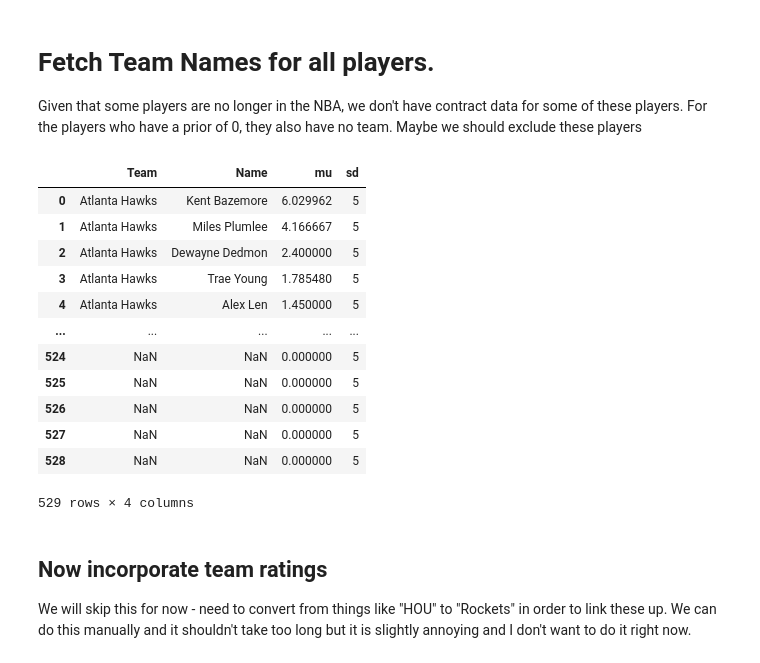
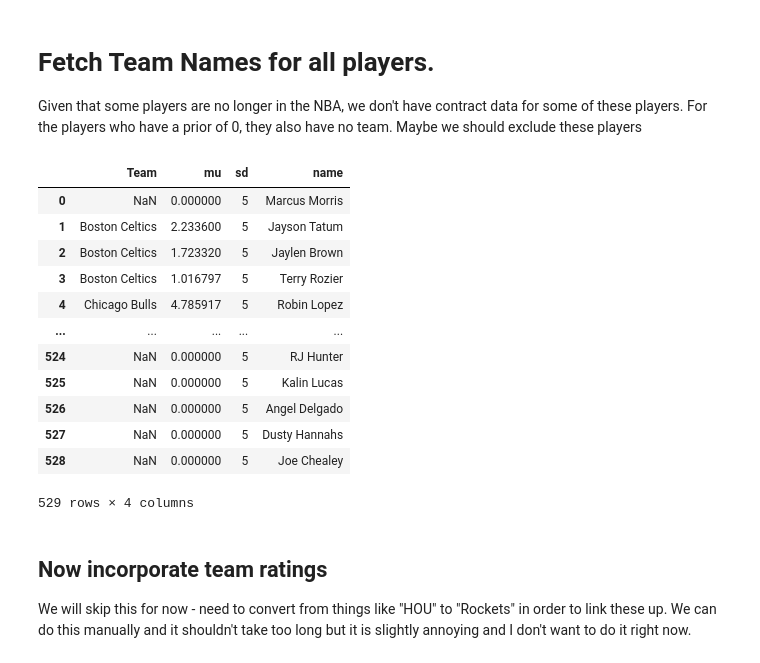
Before and after one commit to coly1119/NBA-Project, a Jupyter notebook: src/creating_priors+teamratings.ipynb, the cells around one changed output. Saved outputs shown, nothing was run; the diff lists cells and outputs as text; code cells hidden in the pictures.

```diff
--- a/src/creating_priors+teamratings.ipynb
+++ b/src/creating_priors+teamratings.ipynb
@@ -189,21 +189,21 @@ priors_df.to_csv('priors_contract_only.csv')
 Given that some players are no longer in the NBA, we don't have contract data for some of these players. For the players who have a prior of 0, they also have no team. Maybe we should exclude these players
 # %%
 priors_final = pd.merge(contracts_df, priors_df, how="right",left_on="Name", right_on = "name")
-priors_final = priors_final.drop(['Year','Age','Pos','Contract Value','Type','name'],axis=1)
+priors_final = priors_final.drop(['Year','Age','Pos','Contract Value','Type','Name'],axis=1)
 priors_final
 # %% [output]
-|  | Team | Name | mu | sd |
-| 0 | Atlanta Hawks | Kent Bazemore | 6.029962 | 5 |
-| 1 | Atlanta Hawks | Miles Plumlee | 4.166667 | 5 |
-| 2 | Atlanta Hawks | Dewayne Dedmon | 2.400000 | 5 |
-| 3 | Atlanta Hawks | Trae Young | 1.785480 | 5 |
-| 4 | Atlanta Hawks | Alex Len | 1.450000 | 5 |
+|  | Team | mu | sd | name |
+| 0 | NaN | 0.000000 | 5 | Marcus Morris |
+| 1 | Boston Celtics | 2.233600 | 5 | Jayson Tatum |
+| 2 | Boston Celtics | 1.723320 | 5 | Jaylen Brown |
+| 3 | Boston Celtics | 1.016797 | 5 | Terry Rozier |
+| 4 | Chicago Bulls | 4.785917 | 5 | Robin Lopez |
 | ... | ... | ... | ... | ... |
-| 524 | NaN | NaN | 0.000000 | 5 |
-| 525 | NaN | NaN | 0.000000 | 5 |
-| 526 | NaN | NaN | 0.000000 | 5 |
-| 527 | NaN | NaN | 0.000000 | 5 |
-| 528 | NaN | NaN | 0.000000 | 5 |
+| 524 | NaN | 0.000000 | 5 | RJ Hunter |
+| 525 | NaN | 0.000000 | 5 | Kalin Lucas |
+| 526 | NaN | 0.000000 | 5 | Angel Delgado |
+| 527 | NaN | 0.000000 | 5 | Dusty Hannahs |
+| 528 | NaN | 0.000000 | 5 | Joe Chealey |
 529 rows × 4 columns
 # %% [markdown]
 ## Now incorporate team ratings
```
Also changed, not shown: parts of 3 cells of this notebook.
